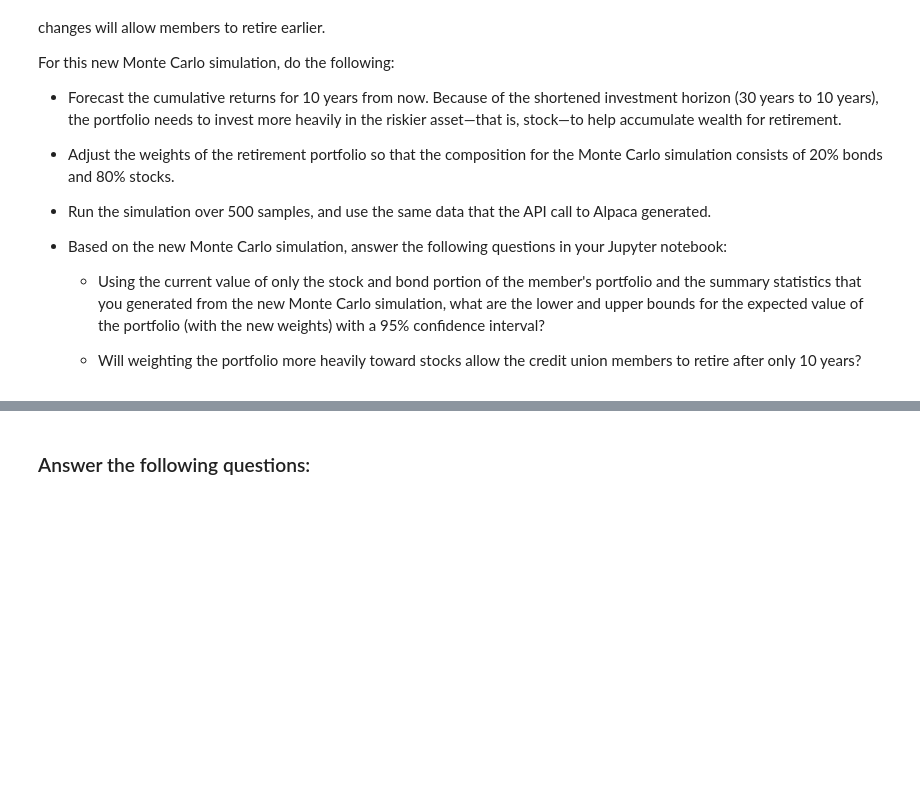
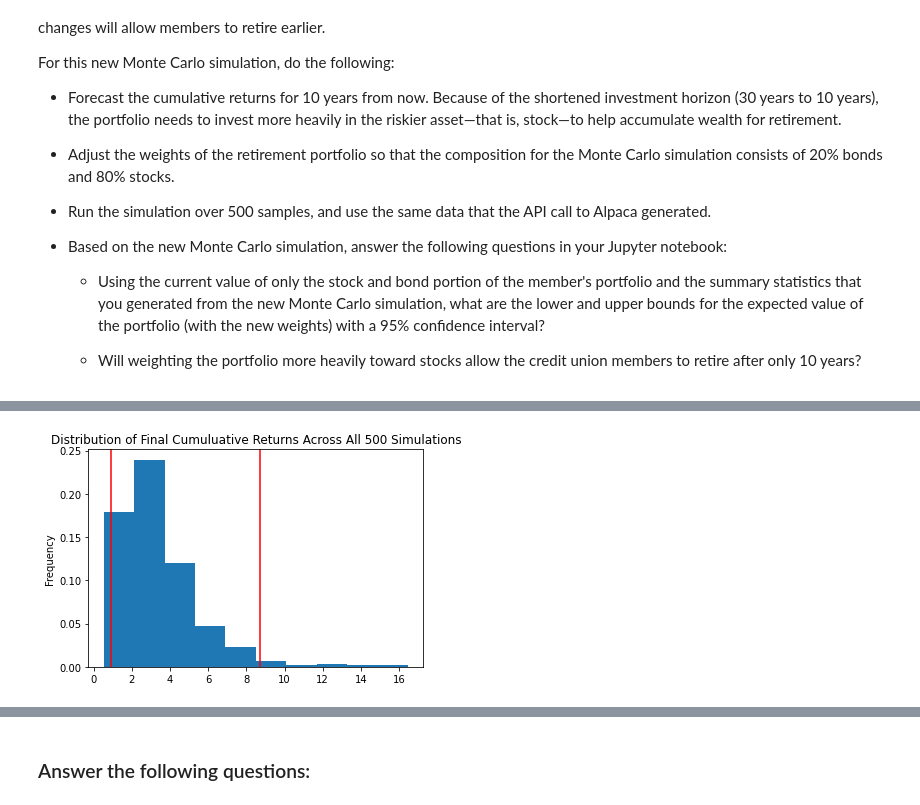
Before and after one commit to mimisull/Challenge-5, a Jupyter notebook: financial_planning_tools.ipynb, the cells around one changed output, grey strips where cells are left out. Cells and saved outputs as stored; diff of their text form; code cells hidden in the pictures; blank space fills up the shorter version.

```diff
--- a/financial_planning_tools.ipynb
+++ b/financial_planning_tools.ipynb
@@ -614,7 +654,9 @@ For this new Monte Carlo simulation, do the following:
 # %%
 # Visualize the probability distribution of the 10-year Monte Carlo simulation
 # by plotting a histogram
-# YOUR CODE HERE
+spy_heavy_distribution_plot = MC_spy_weight.plot_distribution()
+# %% [output]
+[figure, added]
 # %%
 # Generate summary statistics from the 10-year Monte Carlo simulation results
 # Save the results as a variable
```
Also changed, not shown: parts of 9 cells of this notebook.
